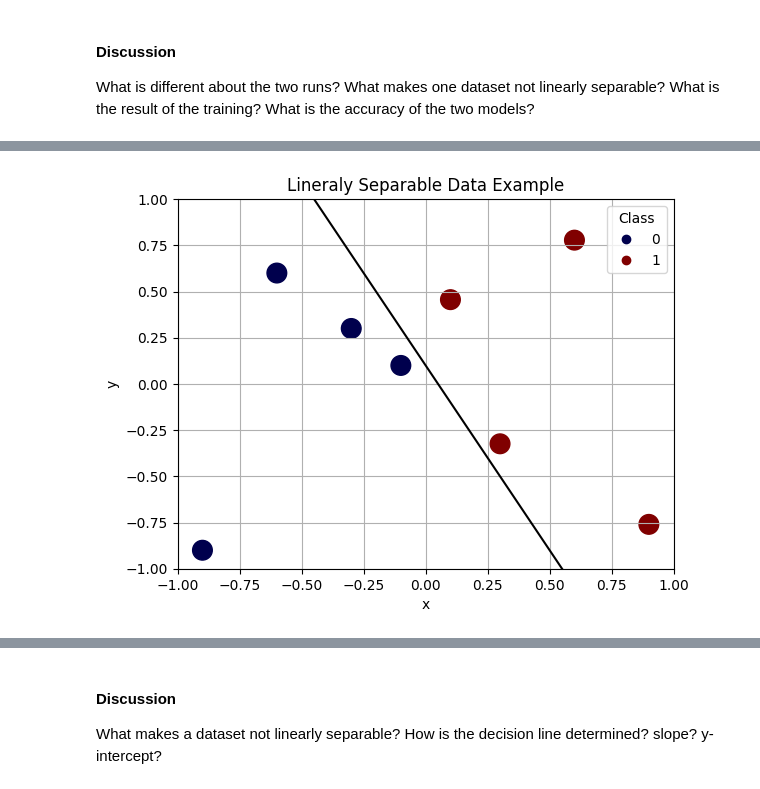
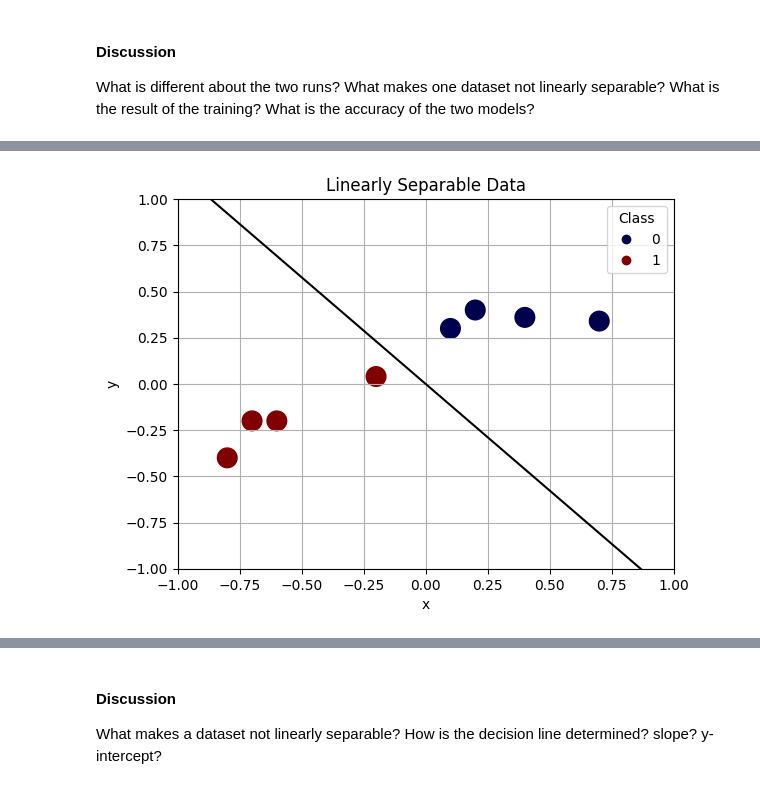
Before and after one commit to tychart/byu-cs-270-projects, a Jupyter notebook: Perceptron Lab.ipynb, the cells around one changed output, grey strips where cells are left out. Cells and saved outputs as stored; diff of their text form; code cells hidden in the pictures.

```diff
--- a/Perceptron Lab.ipynb
+++ b/Perceptron Lab.ipynb
@@ -144,30 +226,112 @@ What is different about the two runs? What makes one dataset not linearly separa
 # %%
 # Sample Graph code, You can use any graphing approach you want including this one.
 # We encourage you to use matplotlib.
 import matplotlib.pyplot as plt
 
+
+def calc_slope(w1, w2):
+    return -w1 / w2
+
+def calc_intercept(w2, bias):
+    return -bias / w2
+
+
 # The data in this example is made up.  You will use your real data.
-data = np.array([[-.9,-.9],[-.6,.6],[-.3,.3],[-.1,.1],[.1,.456],[.3,-.324],[.6,.778],[.9,-.76]])
+# data = np.array([[-.9,-.9],[-.6,.6],[-.3,.3],[-.1,.1],[.1,.456],[.3,-.324],[.6,.778],[.9,-.76]])
+# labels = np.array([0,0,0,0,1,1,1,1])
+
+# Real Data
+
+data = np.array([
+    [0.1, 0.3],
+    [0.2, 0.4],
+    [0.4, 0.36],
+    [0.7, 0.34],
+    [-0.2, 0.04],
+    [-0.6, -0.2],
+    [-0.8, -0.4],
+    [-0.7, -0.2]
+])
 labels = np.array([0,0,0,0,1,1,1,1])
 
 # Create a scatter plot of data
 plt.xlim(-1,1)
 plt.ylim(-1,1)
 scatter = plt.scatter(data[:,0], data[:,1], c = labels, s=200, cmap='seismic')
 legend = plt.legend(*scatter.legend_elements(num=1), title="Class", loc='upper right') # Legend
 
 # Plot the learned separator.  We just made up the slope and intercept for this example. You need to calculate
 # the correct slope and intercept using your learned weights and bias.
 xlist = np.linspace(-1.0, 1.0, 100) # create 100 evenly spaced points between -1 and 1 for the x axis
 ylist = np.linspace(-1.0, 1.0, 100) # create 100 evenly spaced points between -1 and 1 for the y axis
-slope = -2  # made up
-intercept = 0.1 # made up
+
+
+
+# Final Weights [0.03  0.026]
+
+slope = calc_slope(0.03, 0.026)  # w1 and w2
+intercept = calc_intercept(0.026, 0) # w2 and bias
 eq = slope*xlist + intercept
 plt.plot(xlist,  eq, '-k', )
-plt.title('Linearly Separable Data Example')
+plt.title('Linearly Separable Data')
 plt.xlabel('x')
 plt.ylabel('y')
 plt.grid() # add grid lines
 plt.show() # show the plot
+
+
+
+
+
+
+
+# Sample Graph code, You can use any graphing approach you want including this one.
+# We encourage you to use matplotlib.
+import matplotlib.pyplot as plt
+
+# The data in this example is made up.  You will use your real data.
+# data = np.array([[-.9,-.9],[-.6,.6],[-.3,.3],[-.1,.1],[.1,.456],[.3,-.324],[.6,.778],[.9,-.76]])
+# labels = np.array([0,0,0,0,1,1,1,1])
+
+# Real Data
+
+data = np.array([
+    [0.1, 0.3],
+    [0.2, 0.4],
+    [0.4, 0.36],
+    [0.7, 0.34],
+    [-0.2, 0.04],
+    [-0.6, -0.2],
+    [0.8, -0.4],
+    [0.7, 0.6]
+])
+labels = np.array([0,0,0,0,1,1,1,1])
+
+# Create a scatter plot of data
+plt.xlim(-1,1)
+plt.ylim(-1,1)
+scatter = plt.scatter(data[:,0], data[:,1], c = labels, s=200, cmap='seismic')
+legend = plt.legend(*scatter.legend_elements(num=1), title="Class", loc='upper right') # Legend
+
+# Plot the learned separator.  We just made up the slope and intercept for this example. You need to calculate
+# the correct slope and intercept using your learned weights and bias.
+xlist = np.linspace(-1.0, 1.0, 100) # create 100 evenly spaced points between -1 and 1 for the x axis
+ylist = np.linspace(-1.0, 1.0, 100) # create 100 evenly spaced points between -1 and 1 for the y axis
+
+# [[-0.06   0.128]]
+# [-0.2]
+
+slope = calc_slope(-0.06, 0.128)  # w1 and w2
+intercept = calc_intercept(0.128, -0.2) # w2 and bias
+
+print(f"slope: '{slope}', intercept: '{intercept}'")
+
+eq = slope*xlist + intercept
+plt.plot(xlist,  eq, '-k', )
+plt.title('Non-Linearly Separable Data')
+plt.xlabel('x')
+plt.ylabel('y')
+plt.grid() # add grid lines
+plt.show() # show the plot
 # %% [output]
-[figure, old version]
+[figure, new version]
```
Also changed, not shown: parts of 13 cells of this notebook, 2 other files.
